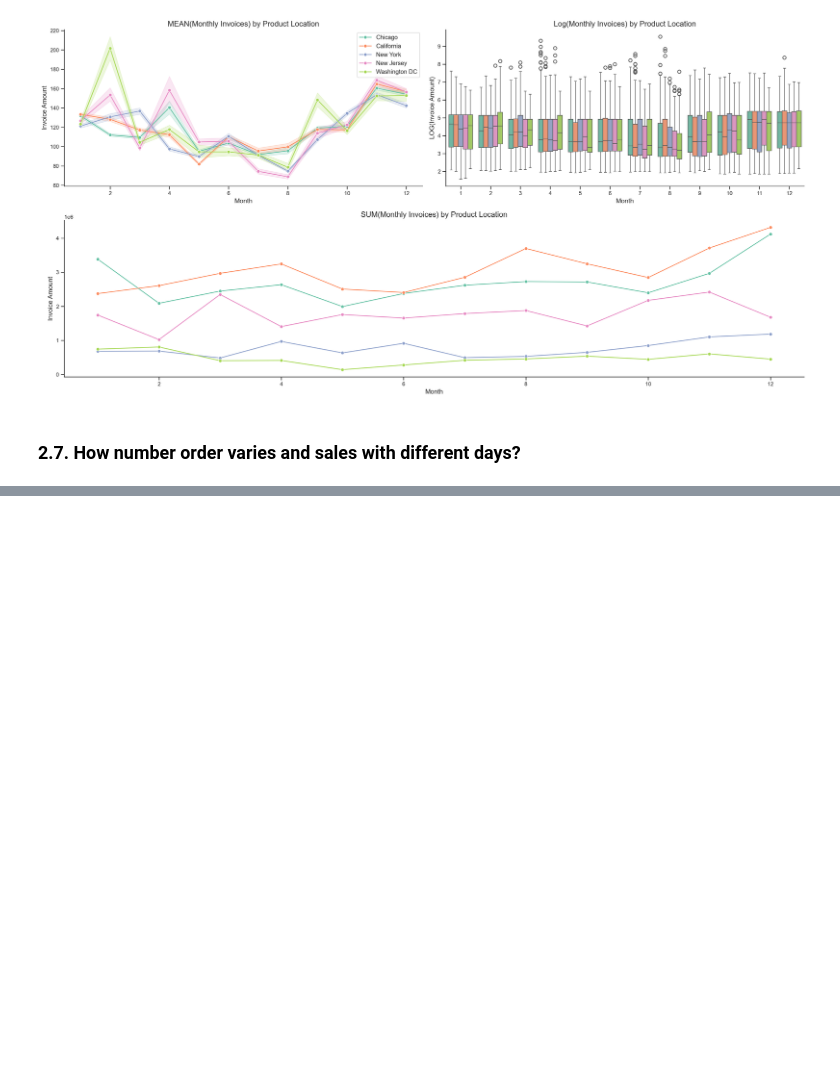
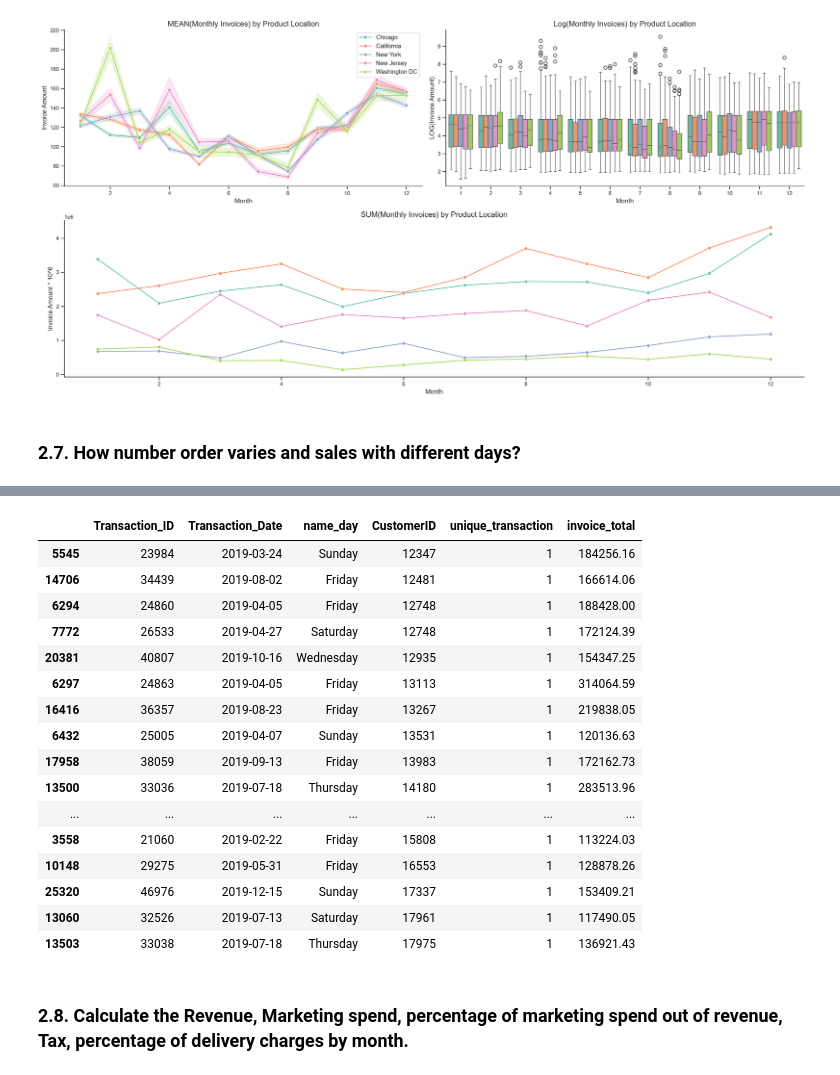
Before and after one commit to mateusengq/MKT-INSIGHTS-ECOMMERCE, a Jupyter notebook: Business_Questions.ipynb, the cells around one changed output, grey strips where cells are left out. Cells and saved outputs as stored; diff of their text form; code cells hidden in the pictures; blank space fills up the shorter version.

```diff
--- a/Business_Questions.ipynb
+++ b/Business_Questions.ipynb
@@ -782,0 +840,22 @@ plt.show()
+# %%
+orders_day_ID_tmp[orders_day_ID_tmp['invoice_total'] > 100000].sort_values('CustomerID')
+# %% [output]
+|  | Transaction_ID | Transaction_Date | name_day | CustomerID | unique_transaction | invoice_total |
+| 5545 | 23984 | 2019-03-24 | Sunday | 12347 | 1 | 184256.16 |
+| 14706 | 34439 | 2019-08-02 | Friday | 12481 | 1 | 166614.06 |
+| 6294 | 24860 | 2019-04-05 | Friday | 12748 | 1 | 188428.00 |
+| 7772 | 26533 | 2019-04-27 | Saturday | 12748 | 1 | 172124.39 |
+| 20381 | 40807 | 2019-10-16 | Wednesday | 12935 | 1 | 154347.25 |
+| 6297 | 24863 | 2019-04-05 | Friday | 13113 | 1 | 314064.59 |
+| 16416 | 36357 | 2019-08-23 | Friday | 13267 | 1 | 219838.05 |
+| 6432 | 25005 | 2019-04-07 | Sunday | 13531 | 1 | 120136.63 |
+| 17958 | 38059 | 2019-09-13 | Friday | 13983 | 1 | 172162.73 |
+| 13500 | 33036 | 2019-07-18 | Thursday | 14180 | 1 | 283513.96 |
+| ... | ... | ... | ... | ... | ... | ... |
+| 3558 | 21060 | 2019-02-22 | Friday | 15808 | 1 | 113224.03 |
+| 10148 | 29275 | 2019-05-31 | Friday | 16553 | 1 | 128878.26 |
+| 25320 | 46976 | 2019-12-15 | Sunday | 17337 | 1 | 153409.21 |
+| 13060 | 32526 | 2019-07-13 | Saturday | 17961 | 1 | 117490.05 |
+| 13503 | 33038 | 2019-07-18 | Thursday | 17975 | 1 | 136921.43 |
+# %% [markdown]
+### 2.8. Calculate the Revenue, Marketing spend, percentage of marketing spend out of revenue, Tax, percentage of delivery charges by month.
```
Also changed, not shown: parts of 7 cells of this notebook.
